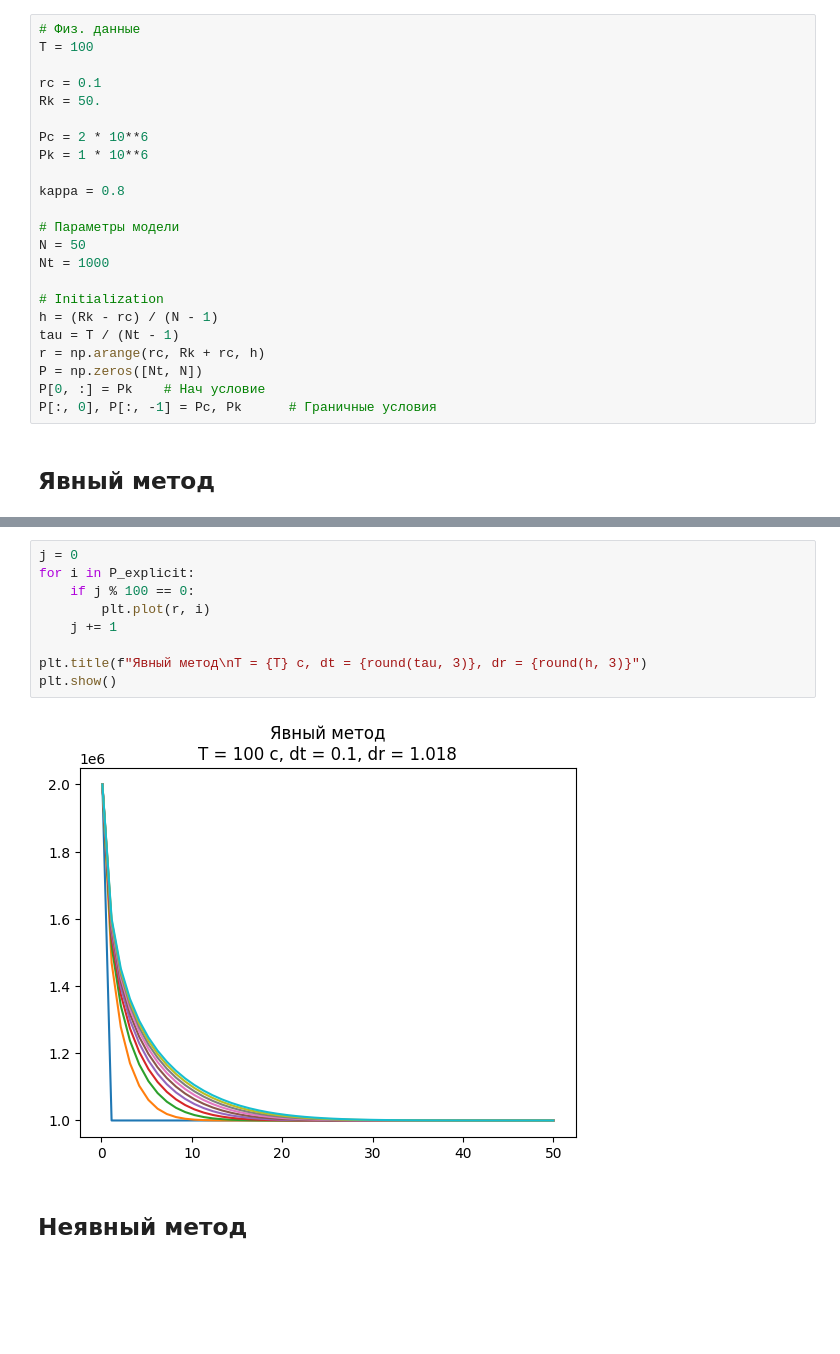
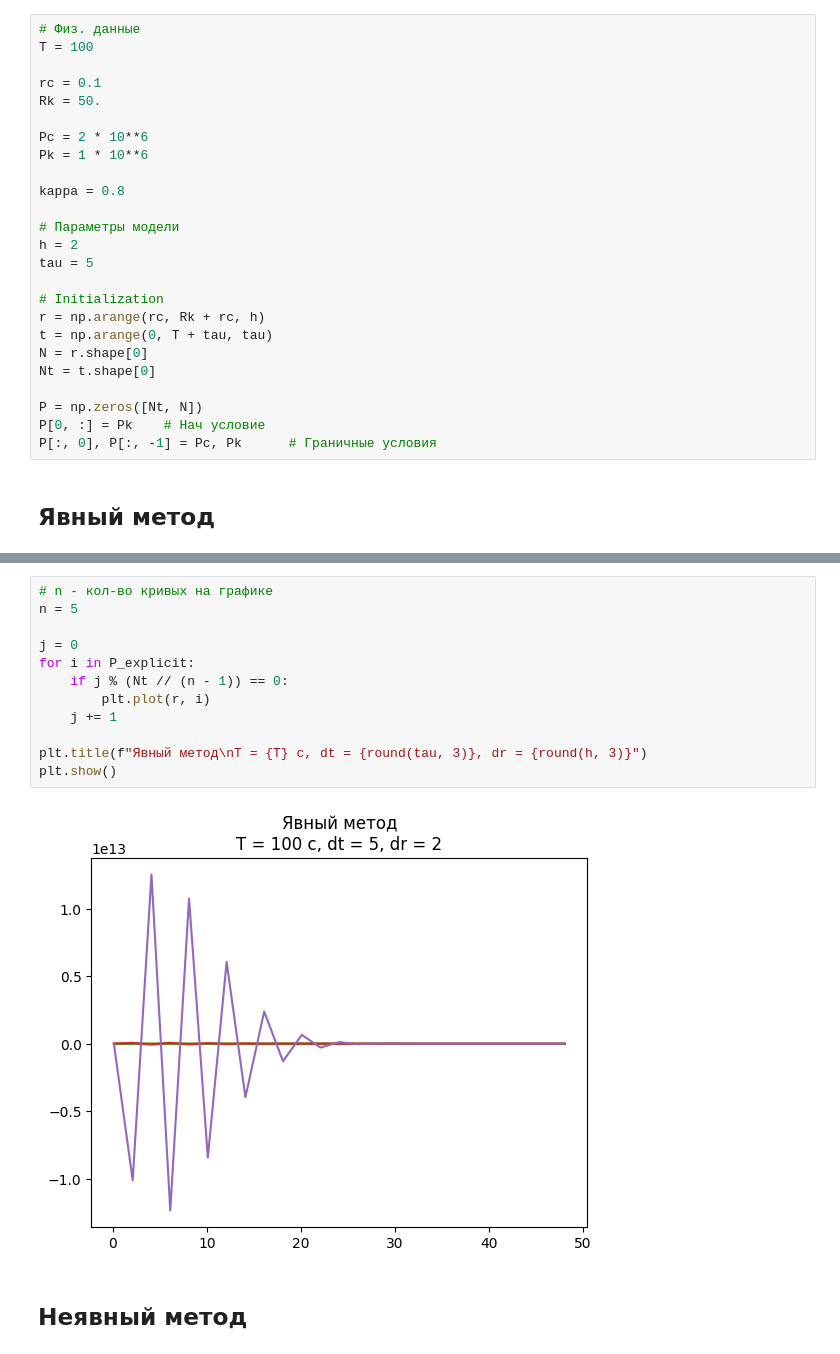
Before and after one commit to lnrSmglln/Carbonate-Acidizing-Modeling, a Jupyter notebook: piezoconductivity.ipynb, the cells around one changed output, grey strips where cells are left out. Cells and saved outputs as stored; diff of their text form; blank space fills up the shorter version.

```diff
--- a/piezoconductivity.ipynb
+++ b/piezoconductivity.ipynb
@@ -43,13 +47,15 @@ Pk = 1 * 10**6
 kappa = 0.8
 
 # Параметры модели
-N = 50
-Nt = 1000
+h = 2
+tau = 5
 
 # Initialization
-h = (Rk - rc) / (N - 1)
-tau = T / (Nt - 1)
 r = np.arange(rc, Rk + rc, h)
+t = np.arange(0, T + tau, tau)
+N = r.shape[0]
+Nt = t.shape[0]
+
 P = np.zeros([Nt, N])
 P[0, :] = Pk    # Нач условие
 P[:, 0], P[:, -1] = Pc, Pk      # Граничные условия
@@ -67,14 +89,17 @@ for n in range(1, Nt):
 # %%
+# n - кол-во кривых на графике
+n = 5
+
 j = 0
 for i in P_explicit:
-    if j % 100 == 0:
+    if j % (Nt // (n - 1)) == 0:
         plt.plot(r, i)
     j += 1
 
 plt.title(f"Явный метод\nT = {T} c, dt = {round(tau, 3)}, dr = {round(h, 3)}")
 plt.show()
 # %% [output]
-[figure, old version]
+[figure, new version]
 # %% [markdown]
 ## Неявный метод
 # %%
```
Also changed, not shown: parts of 6 cells of this notebook, 1 other file.
